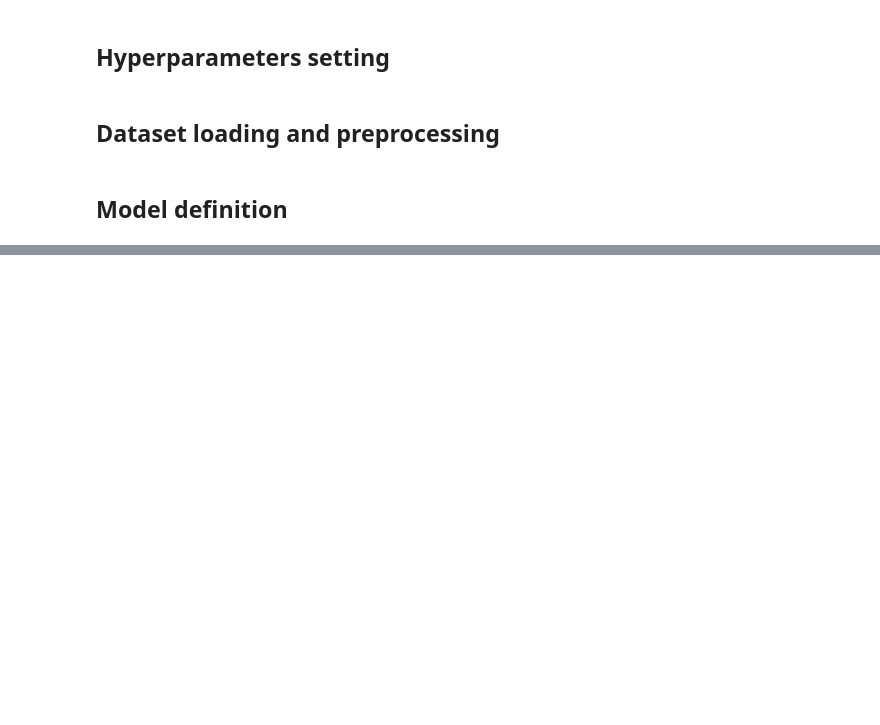
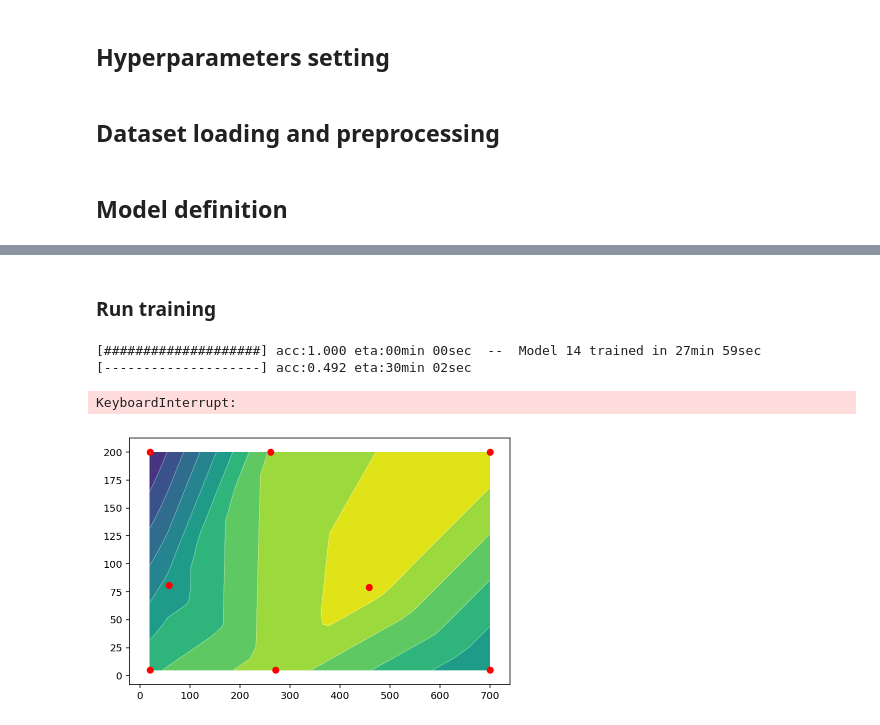
Before and after one commit to AndreaAmico/DeepMouse, a Jupyter notebook: training_models/keras_06.ipynb, the cells around one changed output, grey strips where cells are left out. Drawn from its saved outputs; the diff is of its cells as text; code cells hidden in the pictures; blank space fills up the shorter version.

```diff
--- a/training_models/keras_06.ipynb
+++ b/training_models/keras_06.ipynb
@@ -46,3 +43,9 @@ Using TensorFlow backend.
+# %%
+VERSION = '06'
+
+directory= f'../models/{VERSION}'
+if not os.path.exists(directory):
+    os.makedirs(directory)
 # %%
 def play_bell():
     import winsound
@@ -293,0 +217,2 @@ a.get_group(16)
+# %% [markdown]
+### Run training
@@ -293,0 +238,37 @@ a.get_group(16)
+# %%
+%%time
+
+
+optimizer = BayesianOptimization(
+    f=test_params,
+    pbounds={'LSTM_size': (20, 700), 'batch_size': (5, 200)},
+    verbose=0,
+    random_state=30)
+
+utility = UtilityFunction(kind="ucb", kappa=50., xi=0.1)
+
+
+## BAYESIAN SEARCH
+if not os.path.isfile('../model_data/grid_{}.pkl'.format(VERSION)):
+    initial_index = 0
+else:
+    grid_df = pd.read_pickle('../model_data/grid_{}.pkl'.format(VERSION))
+    initial_index = grid_df['index'].max() + 1
+
+    for point, acc in zip(grid_df['params'], grid_df['best_model_accuracy']):
+        optimizer.register(params=point, target=acc)
+
+
+
+for i in range(10):
+    index = i + initial_index
+
+    next_point_to_probe = optimizer.suggest(utility)
+    past_points.append(next_point_to_probe)
+
+    target = test_params(**next_point_to_probe)
+    optimizer.register(params=next_point_to_probe, target=target)
+# %% [output]
+[####################] acc:1.000 eta:00min 00sec  --  Model 14 trained in 27min 59sec
+[--------------------] acc:0.492 eta:30min 02sec
+KeyboardInterrupt:
@@ -293,0 +303,31 @@ a.get_group(16)
+# %%
+grid_df = pd.read_pickle('../model_data/grid_{}.pkl'.format(VERSION))
+
+
+xs = grid_df['LSTM_size']
+ys = grid_df['batch_size']
+zs = grid_df['best_model_accuracy']
+
+
+import matplotlib.cm as cm
+from scipy.interpolate import griddata
+
+fig, ax = plt.subplots(1, figsize=(6, 4))
+
+
+
+
+x_grid = np.linspace(20, 700, 20)
+y_grid = np.linspace(5, 200, 20)
+
+data_in_grid = griddata((xs, ys), zs, (x_grid[None,:], y_grid[:,None]), method='linear')
+
+CS = ax.contour(x_grid, y_grid, data_in_grid, 10,
+                    linewidths=0.5, colors='white', alpha=0.5)
+CF = ax.contourf(x_grid, y_grid, data_in_grid, 10)
+
+ax.scatter(xs, ys, color='red')
+
+plt.tight_layout()
+# %% [output]
+[figure, added]
```
Also changed, not shown: parts of 20 cells of this notebook, 14 other files.
